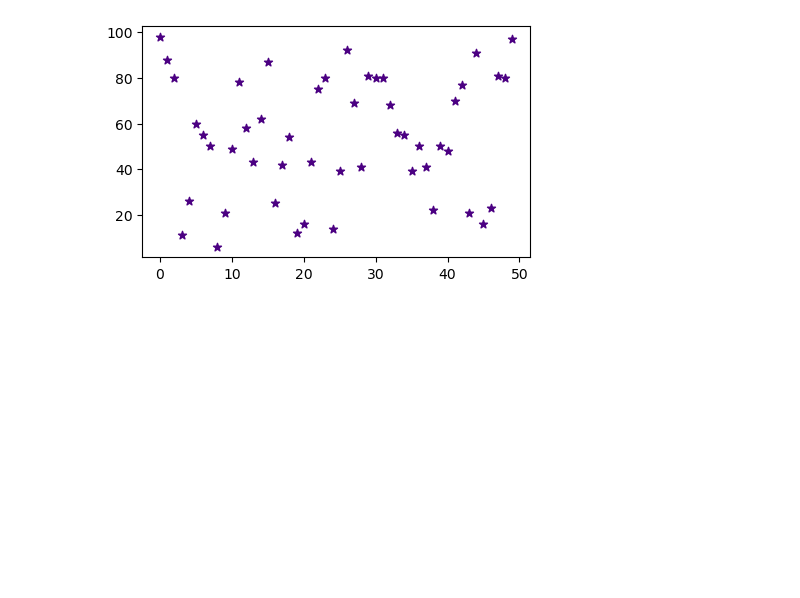
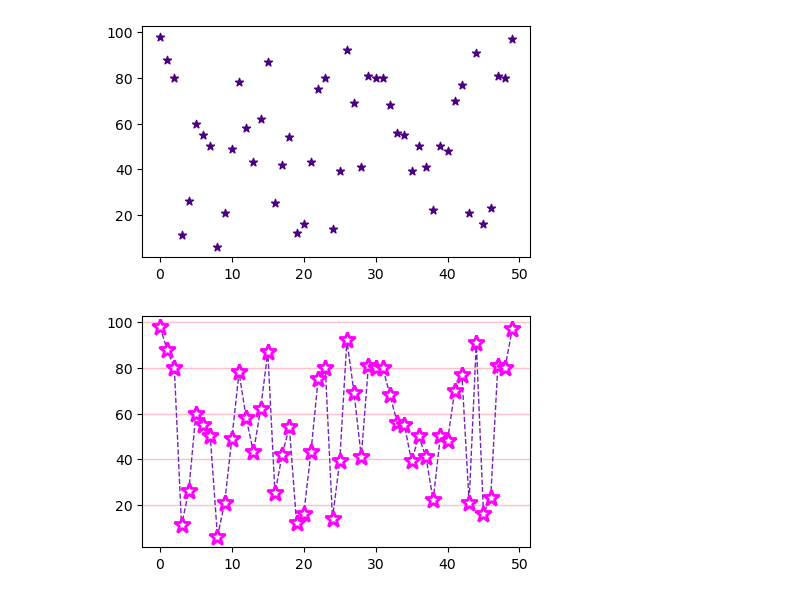
Before and after one commit to andreaholstein/visualization, a Jupyter notebook: class1code.ipynb, the cells around one changed output. Drawn from its saved outputs; the diff is of its cells as text; code cells hidden in the pictures; blank space fills up the shorter version.

Commit message:
Make graph cute

```diff
--- a/class1code.ipynb
+++ b/class1code.ipynb
@@ -53,9 +53,19 @@ ax.scatter(x,
 # %%
 fig, ax = plt.subplots(figsize=(5,3))
 ax.plot(x,
            y,
            marker = '*',
         #    alts: +, >, etc. see: https://matplotlib.org/stable/api/markers_api.html
-           color = 'indigo',
+           color = '#7425b9',
            linestyle ='--',
-           line)
+           linewidth = 1,
+           markersize = 12,
+           markeredgewidth = 2,
+           markeredgecolor = 'magenta',
+           markerfacecolor = '#ffffff')
+
+ax.grid(axis = 'y',
+        color = 'pink',
+        linewidth = 1)
+# %% [output]
+[figure, added]
```
